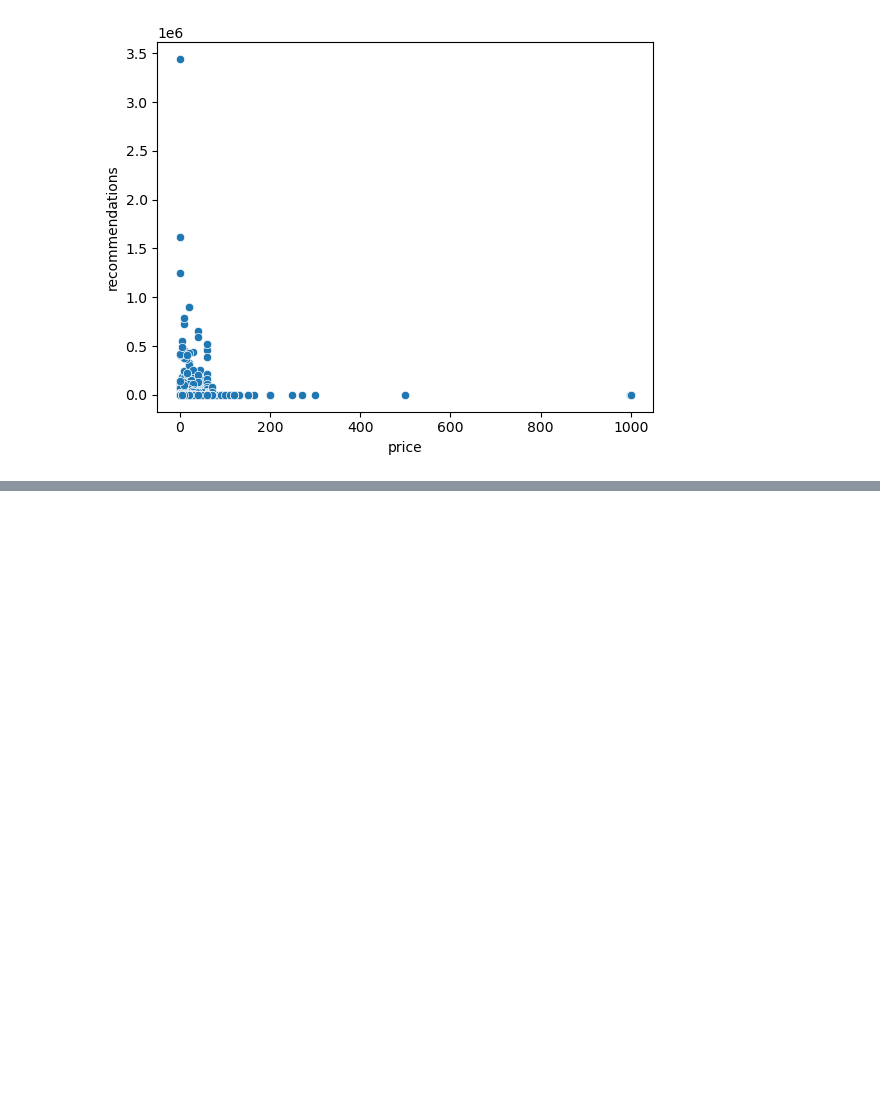
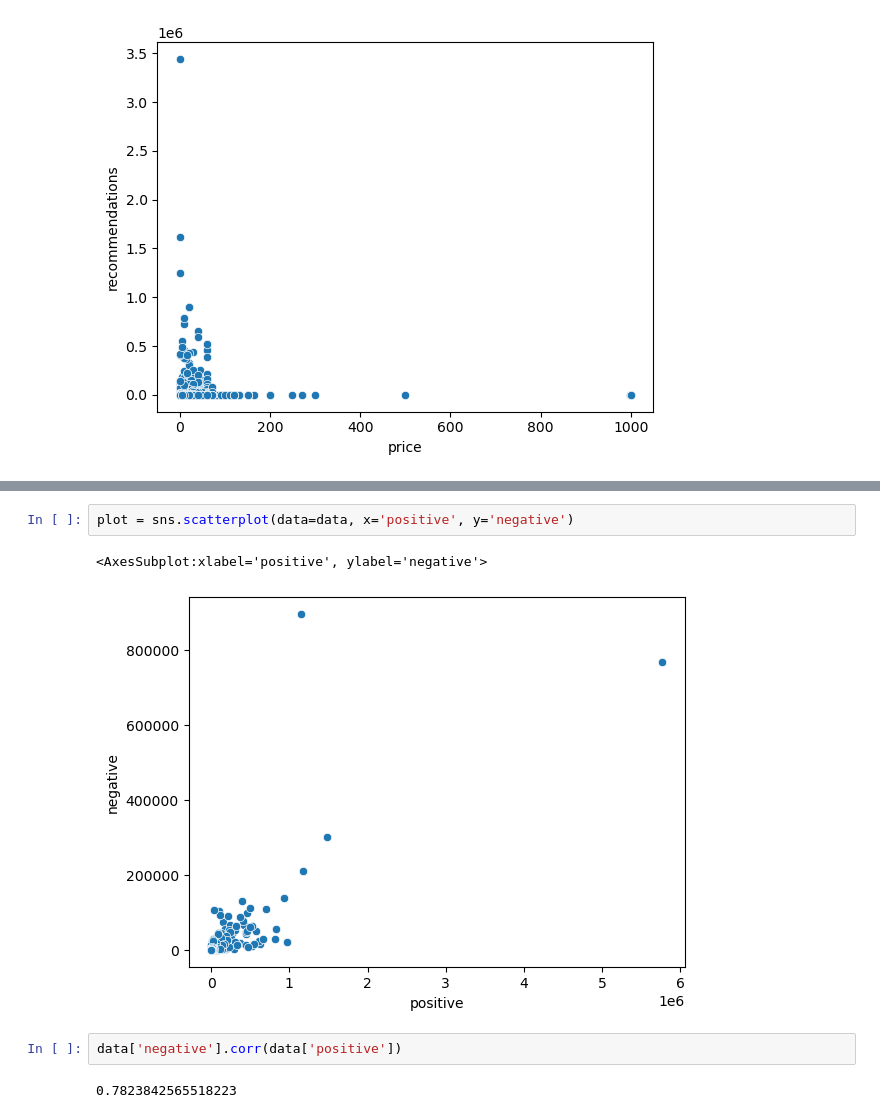
Before and after one commit to Google-Stein/CCIC-Artificial-Intelligence, a Jupyter notebook: Semester 1/Steam/Steam Games.ipynb, the cells around one changed output, grey strips where cells are left out. Saved outputs shown, nothing was run; the diff lists cells and outputs as text; blank space fills up the shorter version.

```diff
--- a/Semester 1/Steam/Steam Games.ipynb
+++ b/Semester 1/Steam/Steam Games.ipynb
@@ -140,0 +186,9 @@ def scatter(data, x, y, outliers):
+# %%
+plot = sns.scatterplot(data=data, x='positive', y='negative')
+# %% [output]
+<AxesSubplot:xlabel='positive', ylabel='negative'>
+[figure, added]
+# %%
+data['negative'].corr(data['positive'])
+# %% [output]
+0.7823842565518223
```
Also changed, not shown: parts of 7 cells of this notebook, 3 other files.
